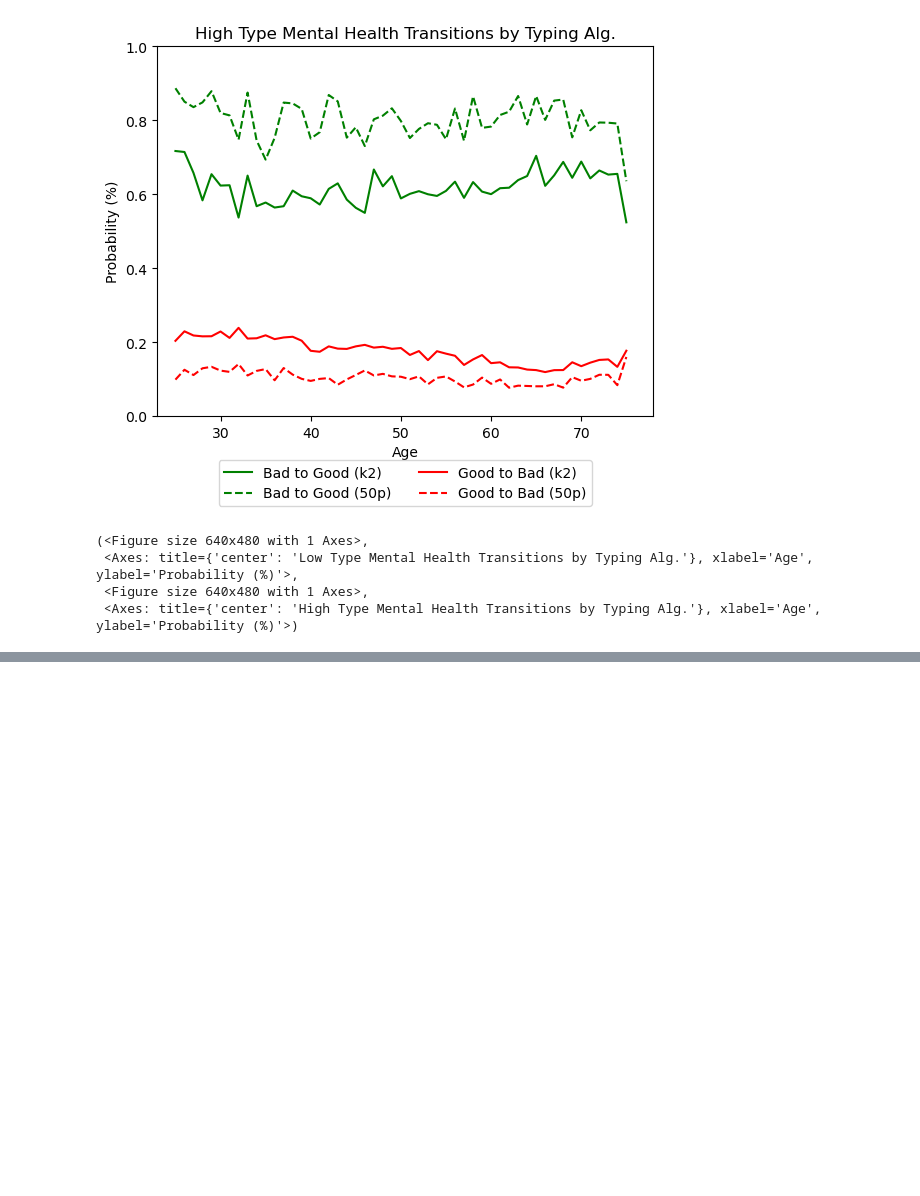
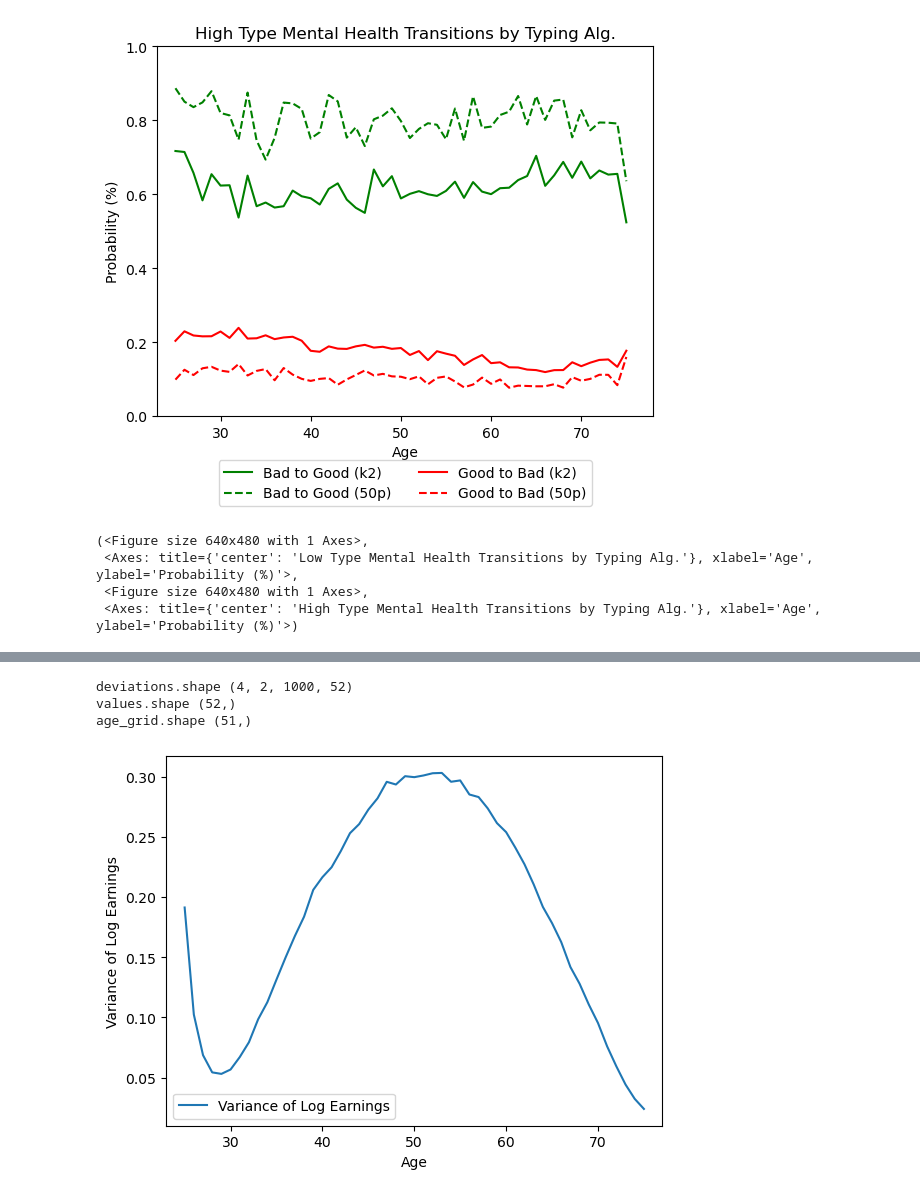
Before and after one commit to bboyajian253/discrete_lab_lc_model, a Jupyter notebook: my_code/model_uncert/code/table_maker_08_29_24.ipynb, the cells around one changed output, grey strips where cells are left out. Cells and saved outputs as stored; diff of their text form; code cells hidden in the pictures; blank space fills up the shorter version.

Commit message:
made  a graph of the variance of earnings

```diff
--- a/my_code/model_uncert/code/table_maker_08_29_24.ipynb
+++ b/my_code/model_uncert/code/table_maker_08_29_24.ipynb
@@ -195,5 +92,7 @@ def main_io( H_trans_ind: int = 0, out_folder_name: str = None, H_trans_path: st
 # %%
 import time
+import main
+importlib.reload(main)
 #run stuff here
 start_time = time.perf_counter()
 print("Running main")
@@ -203,7 +102,7 @@ main_path = "C:/Users/Ben/My Drive/PhD/PhD Year 3/3rd Year Paper/Model/My Code/M
 trans_path = main_path + "input/k-means/MH_trans_by_MH_clust_age.csv"
 # of_name = "output"
 of_name = None
-sols, sims, myPars = main_io(out_folder_name = of_name, H_trans_path = trans_path)
+myPars, myShocks, sols, sims = main.main_io(main_path, out_folder_name = of_name, H_trans_path = trans_path)
 # %% [output]
 Running main
 *****Running main_io with default out_folder_name*****
@@ -338,0 +124,47 @@ My lab FE weights from gen_weighted_var_by_age:  [1.71372123e-04 5.73867716e-01
+# %%
+import numpy as np
+import model_uncert as model
+import matplotlib.pyplot as plt
+
+def plot_var_log_earn(myPars: Pars, sims: np.ndarray, out_path: str) -> None:
+    earnings_sim = sims["lab_earnings"][:myPars.J]
+    log_earnings= np.log(earnings_sim)
+    var_log_earnings_by_age = weighted_var_sim_by_age(log_earnings)
+    plot_lc_mom_by_age(var_log_earnings_by_age, myPars.age_grid, out_path, "Variance of Log Earnings")
+
+def weighted_var_sim_by_age(sim_lc: np.ndarray) -> np.ndarray:
+    weighted_mean_by_age = np.sum(model.gen_weighted_sim(myPars, sim_lc), axis=tuple(range(sim_lc.ndim-1)))
+    deviations = sim_lc - weighted_mean_by_age
+    print("deviations.shape", deviations.shape)
+    weighted_var_by_age = np.sum(model.gen_weighted_sim(myPars, (sim_lc - weighted_mean_by_age)**2), axis=tuple(range(sim_lc.ndim-1)))
+    return weighted_var_by_age
+
+def plot_lc_mom_by_age(lc_mom_by_age: np.ndarray, age_grid: np.ndarray, out_path: str, mom_name: str) -> None:
+    values = lc_mom_by_age[:myPars.J]
+    age_grid = age_grid[:myPars.J]
+    print("values.shape", lc_mom_by_age.shape)
+    print("age_grid.shape", age_grid.shape)
+    y_label = mom_name
+    key_label = mom_name
+    x_label = "Age"
+
+    fig, ax = plt.subplots()
+    ax.plot(age_grid, values, label = key_label)
+    ax.set_xlabel(x_label)
+    ax.set_xlim([age_grid[0] - 2, age_grid[-1] + 2])
+    ax.set_ylabel(y_label)
+    ax.legend()
+    plt.show()
+    plt.close()
+def perc_sim_by_age(sim_lc: np.ndarray, pecentile: float) -> np.ndarray:
+
+
+    pass
+
+
+plot_var_log_earn(myPars, sims, out_path)
+# %% [output]
+deviations.shape (4, 2, 1000, 52)
+values.shape (52,)
+age_grid.shape (51,)
+[figure, added]
```
Also changed, not shown: parts of 11 cells of this notebook, 48 other files.
